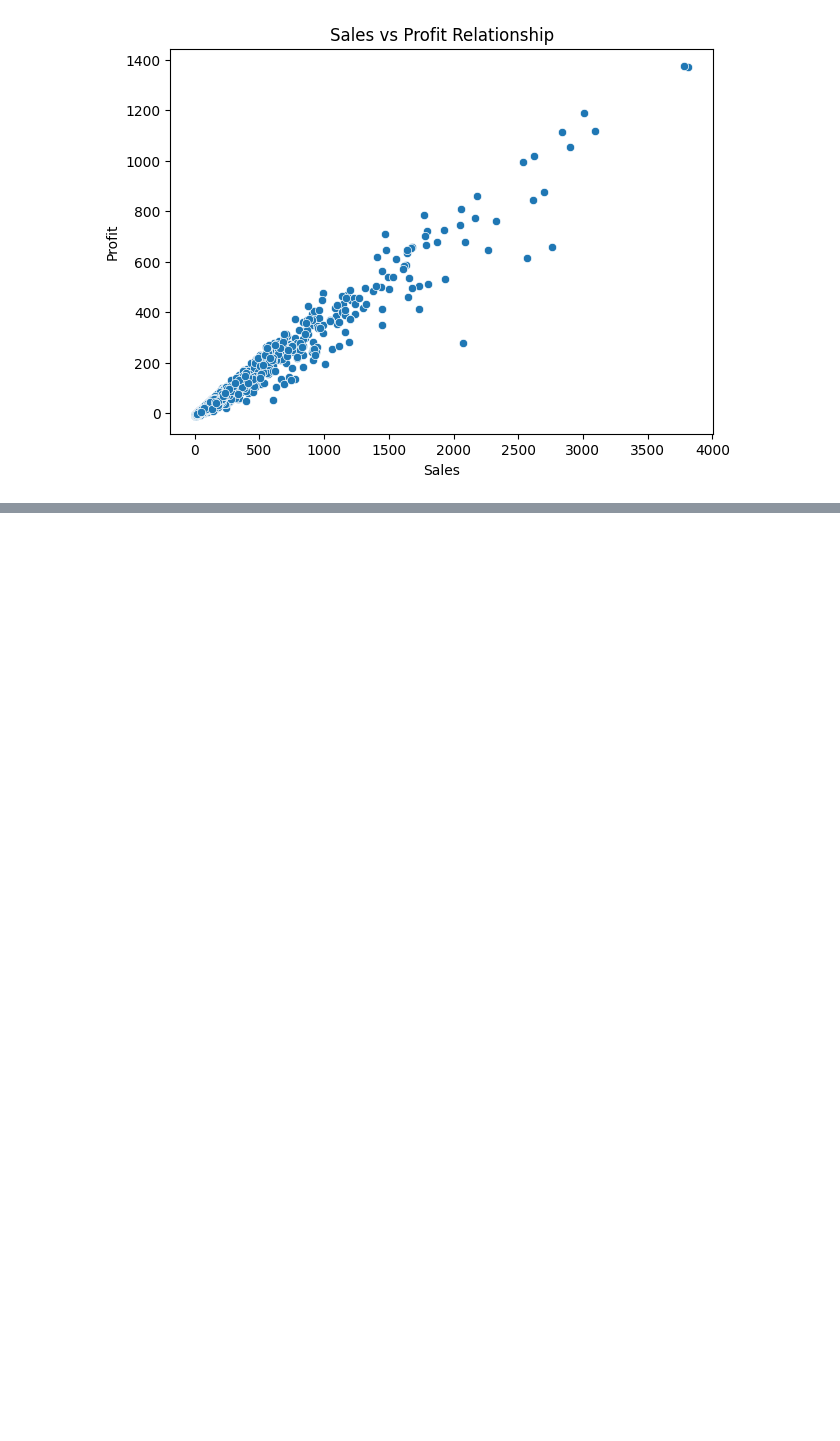
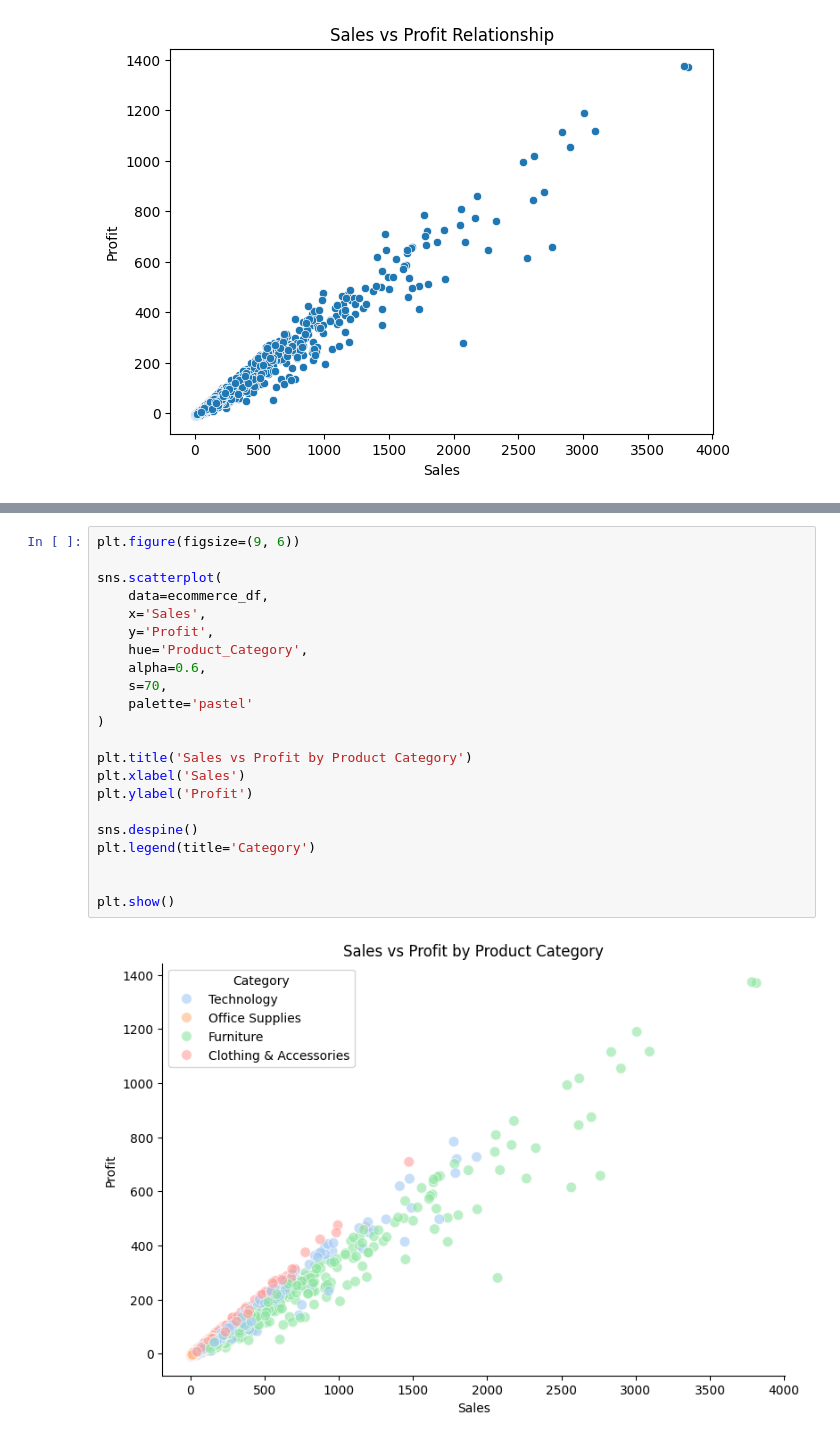
Before and after one commit to KiruthigaSidharthan/Global_Ecommerce_Sales_Analysis, a Jupyter notebook: Notebooks/Ecommerce_Analysis.ipynb, the cells around one changed output, grey strips where cells are left out. Drawn from its saved outputs; the diff is of its cells as text; blank space fills up the shorter version.

```diff
--- a/Notebooks/Ecommerce_Analysis.ipynb
+++ b/Notebooks/Ecommerce_Analysis.ipynb
@@ -303,0 +368,24 @@ plt.show()
+# %%
+plt.figure(figsize=(9, 6))
+
+sns.scatterplot(
+    data=ecommerce_df,
+    x='Sales',
+    y='Profit',
+    hue='Product_Category',
+    alpha=0.6,
+    s=70,
+    palette='pastel'
+)
+
+plt.title('Sales vs Profit by Product Category')
+plt.xlabel('Sales')
+plt.ylabel('Profit')
+
+sns.despine()
+plt.legend(title='Category')
+
+
+plt.show()
+# %% [output]
+[figure, added]
```
Also changed, not shown: parts of 9 cells of this notebook.
